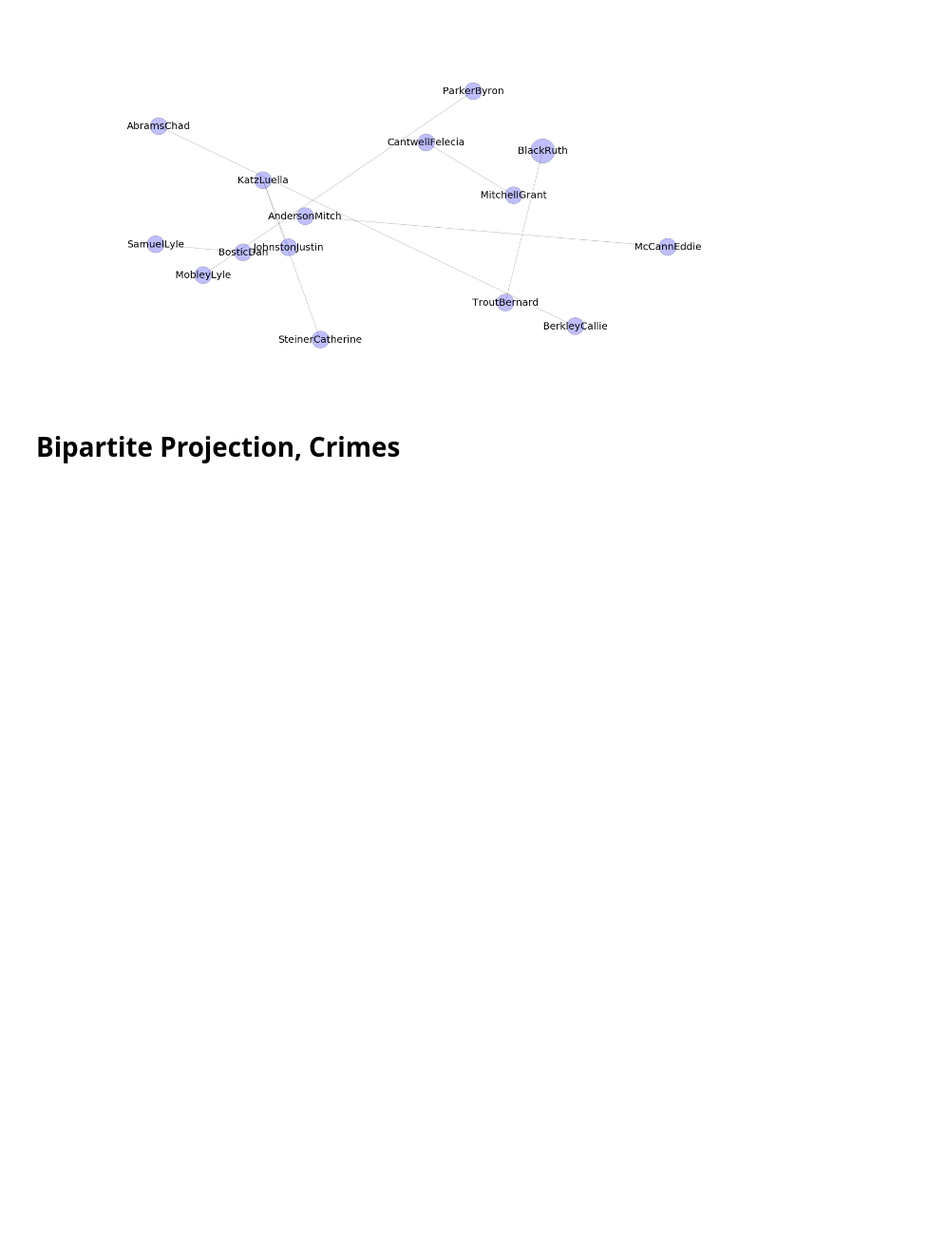
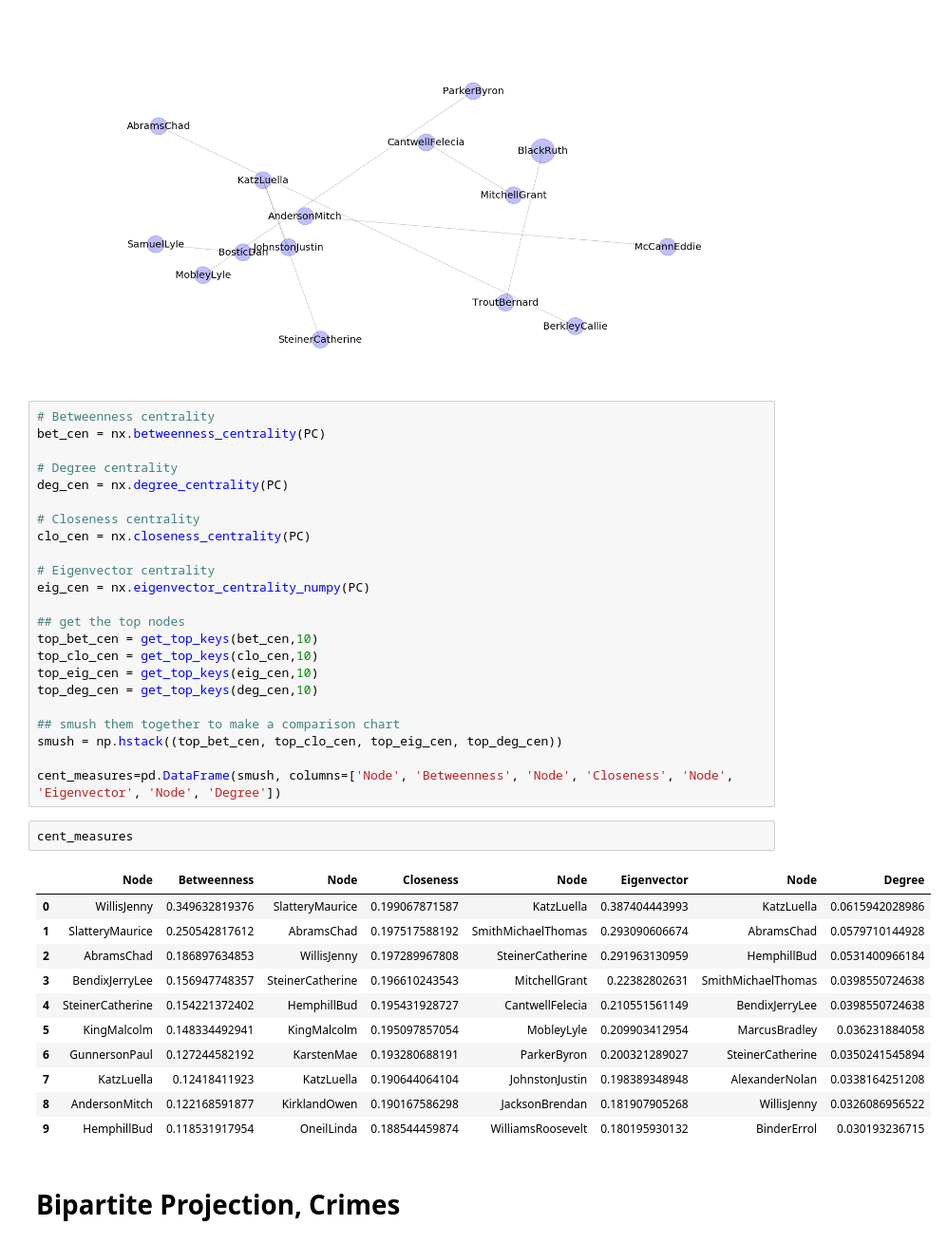
Before and after one commit to eriknylander99/DATA620_Group_Projects, a Jupyter notebook: Proj_2_crime_en.ipynb, the cells around one changed output. Shown at 95% size. Drawn from its saved outputs; the diff is of its cells as text; blank space fills up the shorter version.

Commit message:
Project 2
Added Centrality Measured for each Projection

```diff
--- a/Proj_2_crime_en.ipynb
+++ b/Proj_2_crime_en.ipynb
@@ -329,6 +329,43 @@ dpc = pc.degree()
 nx.draw_random(pc, node_size=[v*1200 for v in dpc.values()], with_labels=True, node_color='b', alpha=.25, font_size=20)
 # %% [output]
 [figure]
+# %%
+# Betweenness centrality
+bet_cen = nx.betweenness_centrality(PC)
+
+# Degree centrality
+deg_cen = nx.degree_centrality(PC)
+
+# Closeness centrality
+clo_cen = nx.closeness_centrality(PC)
+
+# Eigenvector centrality
+eig_cen = nx.eigenvector_centrality_numpy(PC)
+
+## get the top nodes
+top_bet_cen = get_top_keys(bet_cen,10)
+top_clo_cen = get_top_keys(clo_cen,10)
+top_eig_cen = get_top_keys(eig_cen,10)
+top_deg_cen = get_top_keys(deg_cen,10)
+
+## smush them together to make a comparison chart
+smush = np.hstack((top_bet_cen, top_clo_cen, top_eig_cen, top_deg_cen))
+
+cent_measures=pd.DataFrame(smush, columns=['Node', 'Betweenness', 'Node', 'Closeness', 'Node', 'Eigenvector', 'Node', 'Degree'])
+# %%
+cent_measures
+# %% [output]
+|  | Node | Betweenness | Node | Closeness | Node | Eigenvector | Node | Degree |
+| 0 | WillisJenny | 0.349632819376 | SlatteryMaurice | 0.199067871587 | KatzLuella | 0.387404443993 | KatzLuella | 0.0615942028986 |
+| 1 | SlatteryMaurice | 0.250542817612 | AbramsChad | 0.197517588192 | SmithMichaelThomas | 0.293090606674 | AbramsChad | 0.0579710144928 |
+| 2 | AbramsChad | 0.186897634853 | WillisJenny | 0.197289967808 | SteinerCatherine | 0.291963130959 | HemphillBud | 0.0531400966184 |
+| 3 | BendixJerryLee | 0.156947748357 | SteinerCatherine | 0.196610243543 | MitchellGrant | 0.22382802631 | SmithMichaelThomas | 0.0398550724638 |
+| 4 | SteinerCatherine | 0.154221372402 | HemphillBud | 0.195431928727 | CantwellFelecia | 0.210551561149 | BendixJerryLee | 0.0398550724638 |
+| 5 | KingMalcolm | 0.148334492941 | KingMalcolm | 0.195097857054 | MobleyLyle | 0.209903412954 | MarcusBradley | 0.036231884058 |
+| 6 | GunnersonPaul | 0.127244582192 | KarstenMae | 0.193280688191 | ParkerByron | 0.200321289027 | SteinerCatherine | 0.0350241545894 |
+| 7 | KatzLuella | 0.12418411923 | KatzLuella | 0.190644064104 | JohnstonJustin | 0.198389348948 | AlexanderNolan | 0.0338164251208 |
+| 8 | AndersonMitch | 0.122168591877 | KirklandOwen | 0.190167586298 | JacksonBrendan | 0.181907905268 | WillisJenny | 0.0326086956522 |
+| 9 | HemphillBud | 0.118531917954 | OneilLinda | 0.188544459874 | WilliamsRoosevelt | 0.180195930132 | BinderErrol | 0.030193236715 |
 # %% [markdown]
 # Bipartite Projection, Crimes
 # %%
```
Also changed, not shown: parts of 2 cells of this notebook.
